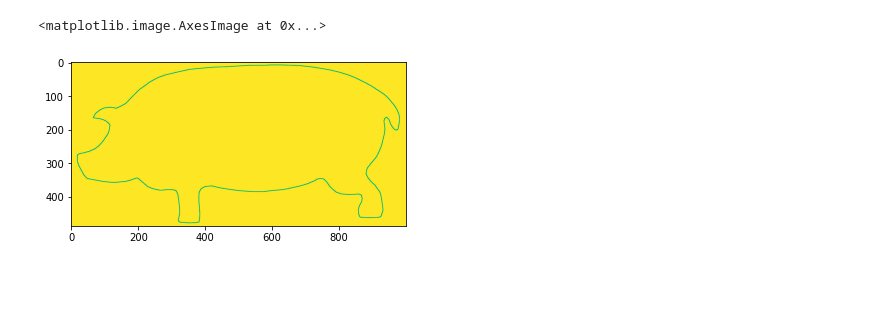
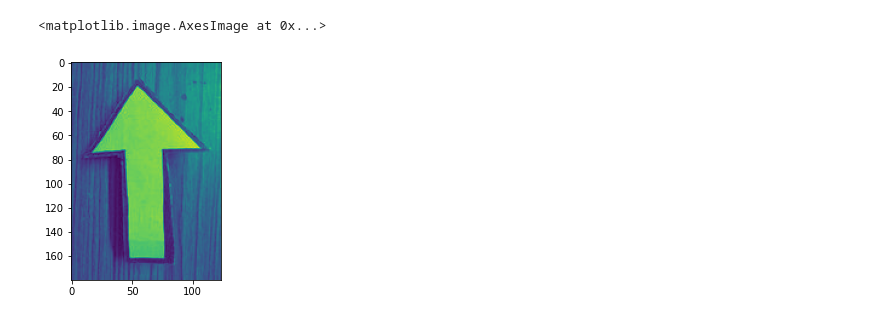
Before and after one commit to dsaha1656/orthogonal-hull, a Jupyter notebook: polygon/polygon-gen.ipynb, the cells around one changed output. Saved outputs shown, nothing was run; the diff lists cells and outputs as text; code cells hidden in the pictures; blank space fills up the shorter version.

```diff
--- a/polygon/polygon-gen.ipynb
+++ b/polygon/polygon-gen.ipynb
@@ -5,26 +5,28 @@ import matplotlib.pyplot as plt
 # %%
 # input_image = "sample.jpg"
 # input_image = "sample2.jpg"
-input_image = "sample3.jpg"
+# input_image = "sample3.jpg"
 # input_image = "sample4.jpg"
 # input_image = "sample5.jpg" # min_threshold =  min_threshold-6
+input_image = "arrow.jpg"
 src = cv2.imread(input_image, 1) # read input image
 # find max and min of the image
 max_threshold = np.max(src)
 # second max value
 min_threshold = np.max(src[src < max_threshold])
 
 # if image 5
 # min_threshold = min_threshold-6
 src = cv2.imread(input_image, 1) # read input image
 gray = cv2.cvtColor(src, cv2.COLOR_BGR2GRAY) # convert to grayscale
 ret, thresh = cv2.threshold(gray, min_threshold, max_threshold, cv2.THRESH_BINARY)
-
+# for arrow.jpg
+ret, thresh = cv2.threshold(gray, 110, 225, cv2.THRESH_BINARY)
 plt.imshow(gray)
 # plt.imshow(thresh)
 # %% [output]
 <matplotlib.image.AxesImage at 0x...>
-[figure, old version]
+[figure, new version]
 # %%
 # Finding contours for the thresholded image
 contours, hierarchy = cv2.findContours(thresh, cv2.RETR_TREE, cv2.CHAIN_APPROX_SIMPLE)
```
Also changed, not shown: parts of 4 cells of this notebook, 4 other files.
